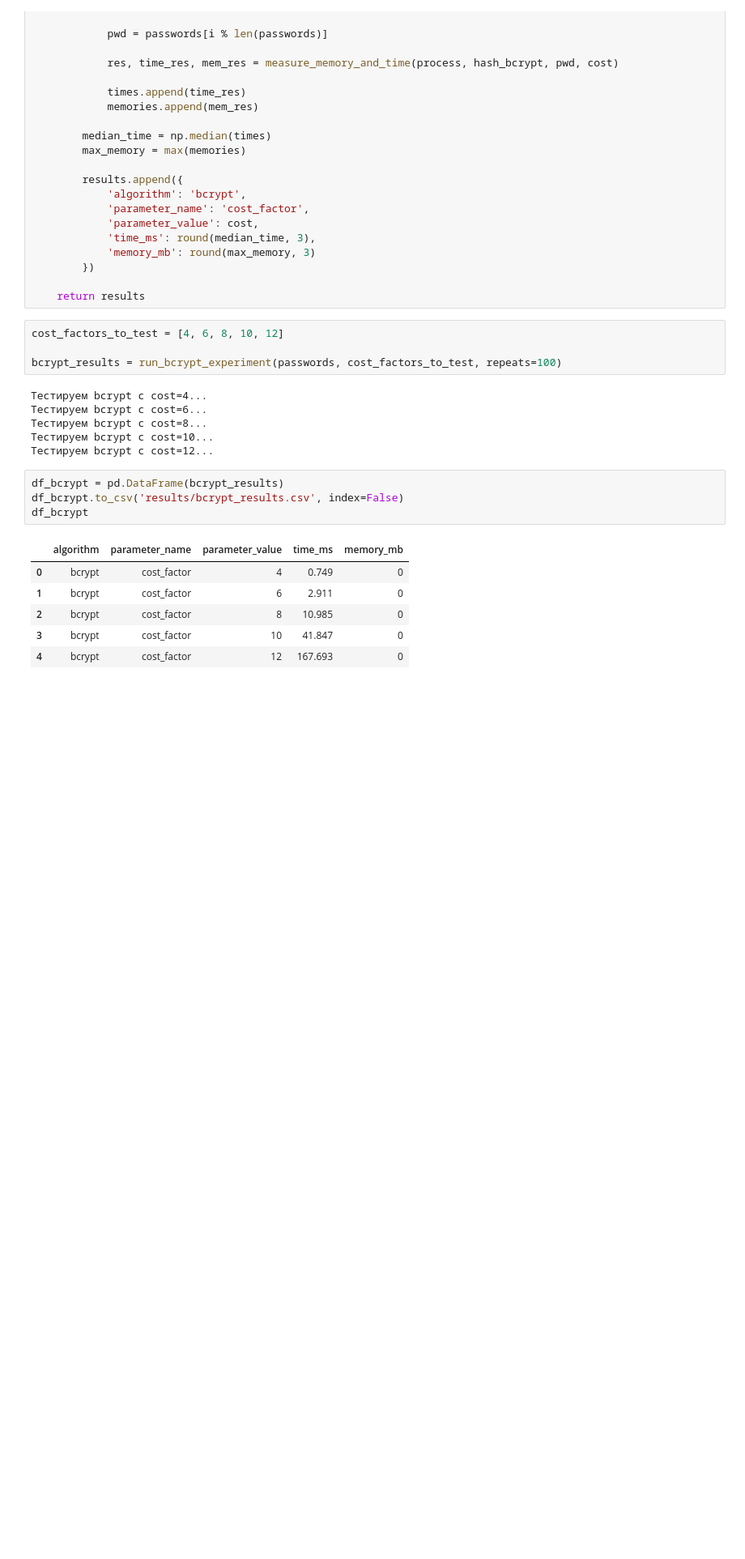
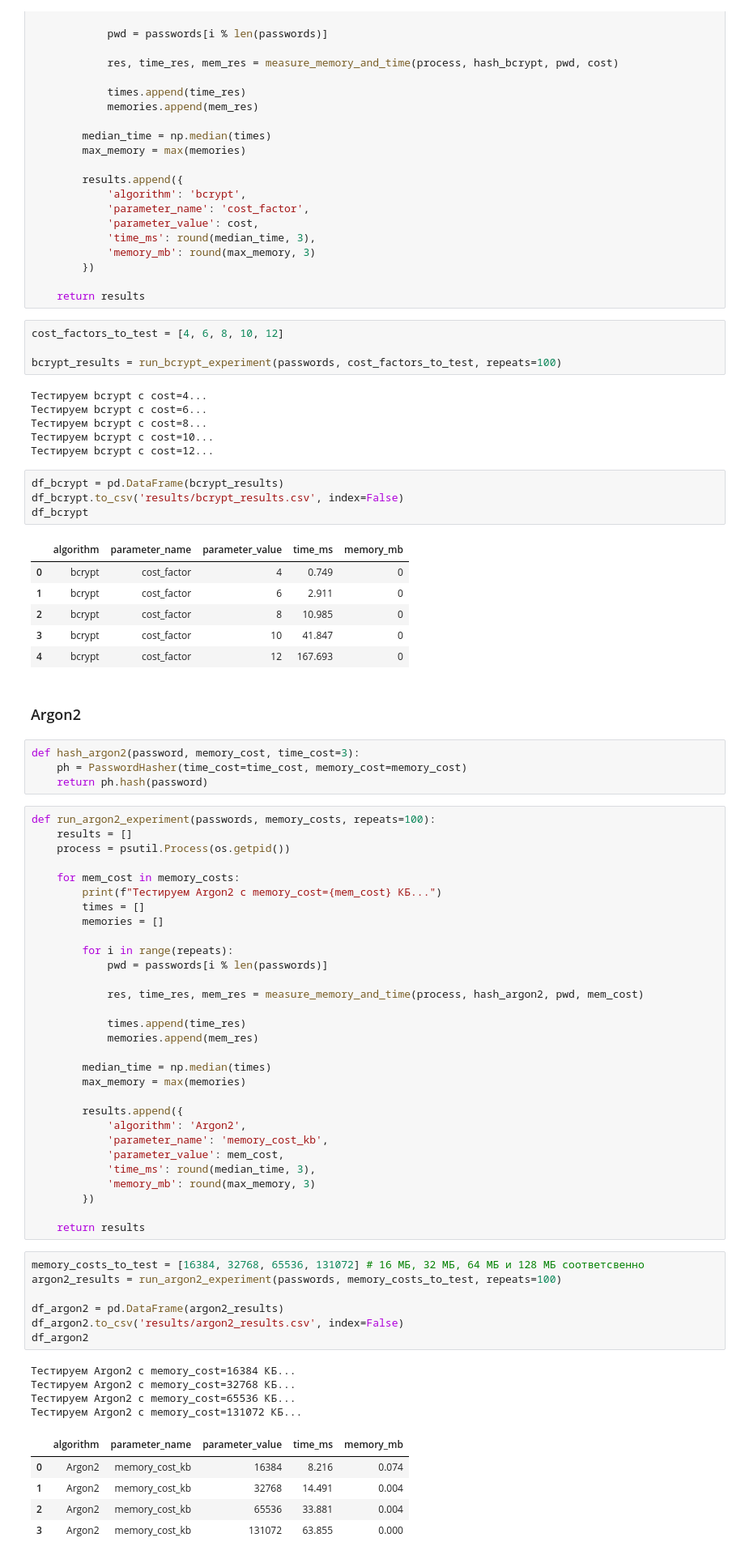
Before and after one commit to mosheadd/KR-NI-02, a Jupyter notebook: experiments/experiment.ipynb, the cells around one changed output. Shown at 81% size. Saved outputs shown, nothing was run; the diff lists cells and outputs as text; blank space fills up the shorter version.

```diff
--- a/experiments/experiment.ipynb
+++ b/experiments/experiment.ipynb
@@ -107,3 +107,56 @@ df_bcrypt
 | 2 | bcrypt | cost_factor | 8 | 10.985 | 0 |
 | 3 | bcrypt | cost_factor | 10 | 41.847 | 0 |
 | 4 | bcrypt | cost_factor | 12 | 167.693 | 0 |
+# %% [markdown]
+### Argon2
+# %%
+def hash_argon2(password, memory_cost, time_cost=3):
+    ph = PasswordHasher(time_cost=time_cost, memory_cost=memory_cost)
+    return ph.hash(password)
+# %%
+def run_argon2_experiment(passwords, memory_costs, repeats=100):
+    results = []
+    process = psutil.Process(os.getpid())
+
+    for mem_cost in memory_costs:
+        print(f"Тестируем Argon2 с memory_cost={mem_cost} КБ...")
+        times = []
+        memories = []
+
+        for i in range(repeats):
+            pwd = passwords[i % len(passwords)]
+
+            res, time_res, mem_res = measure_memory_and_time(process, hash_argon2, pwd, mem_cost)
+
+            times.append(time_res)
+            memories.append(mem_res)
+
+        median_time = np.median(times)
+        max_memory = max(memories)
+
+        results.append({
+            'algorithm': 'Argon2',
+            'parameter_name': 'memory_cost_kb',
+            'parameter_value': mem_cost,
+            'time_ms': round(median_time, 3),
+            'memory_mb': round(max_memory, 3)
+        })
+
+    return results
+# %%
+memory_costs_to_test = [16384, 32768, 65536, 131072] # 16 МБ, 32 МБ, 64 МБ и 128 МБ соответсвенно
+argon2_results = run_argon2_experiment(passwords, memory_costs_to_test, repeats=100)
+
+df_argon2 = pd.DataFrame(argon2_results)
+df_argon2.to_csv('results/argon2_results.csv', index=False)
+df_argon2
+# %% [output]
+Тестируем Argon2 с memory_cost=16384 КБ...
+Тестируем Argon2 с memory_cost=32768 КБ...
+Тестируем Argon2 с memory_cost=65536 КБ...
+Тестируем Argon2 с memory_cost=131072 КБ...
+|  | algorithm | parameter_name | parameter_value | time_ms | memory_mb |
+| 0 | Argon2 | memory_cost_kb | 16384 | 8.216 | 0.074 |
+| 1 | Argon2 | memory_cost_kb | 32768 | 14.491 | 0.004 |
+| 2 | Argon2 | memory_cost_kb | 65536 | 33.881 | 0.004 |
+| 3 | Argon2 | memory_cost_kb | 131072 | 63.855 | 0.000 |
```
Also changed, not shown: parts of 8 cells of this notebook.
